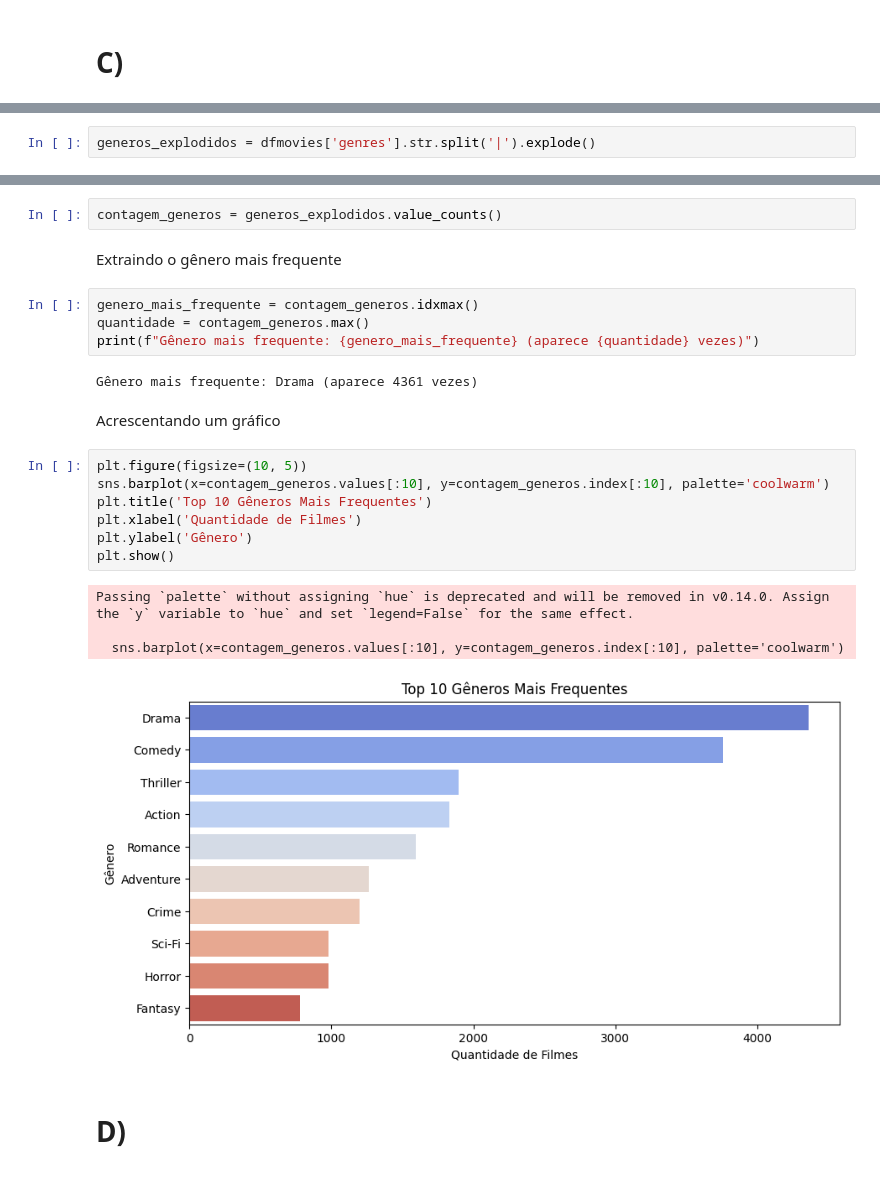
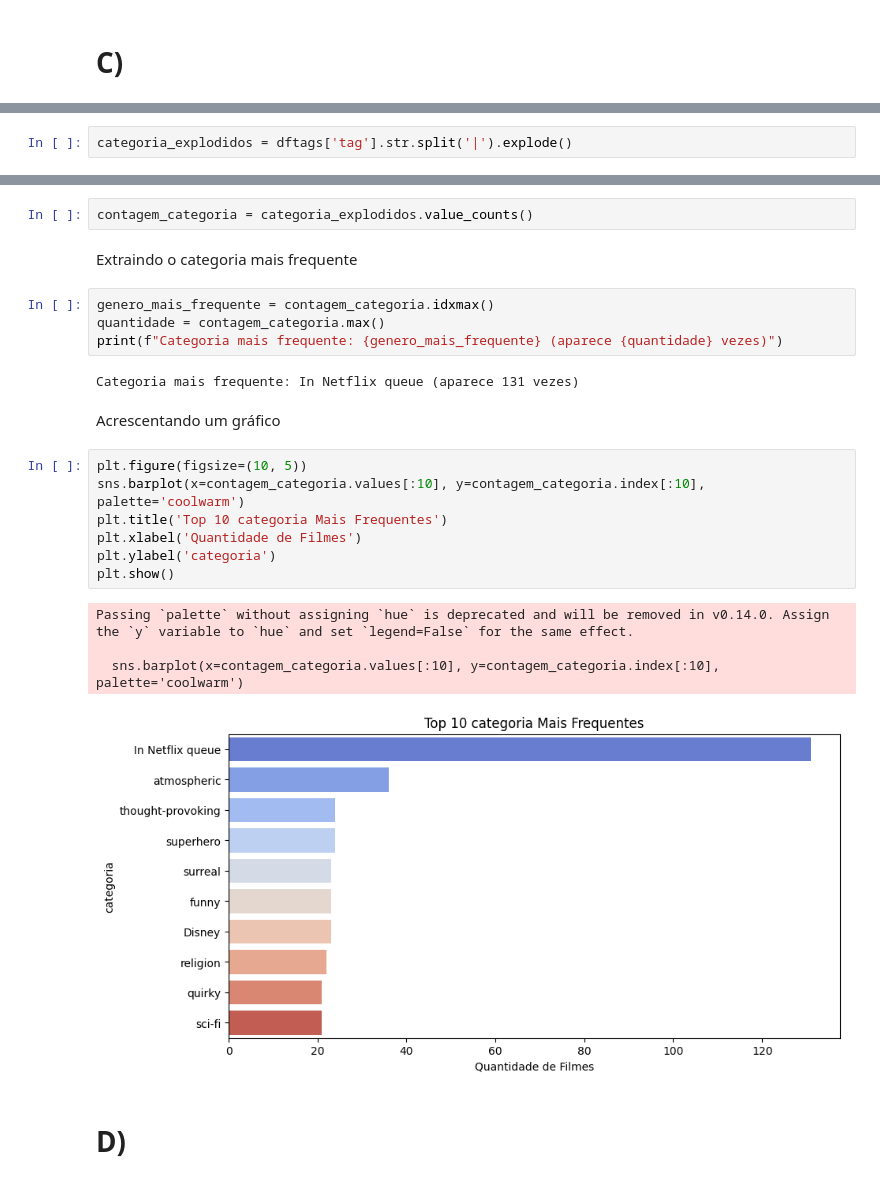
Before and after one commit to Wendell9/N2_Ambientes_Inteligentes, a Jupyter notebook: N2_Ambientes_Inteligentes.ipynb, the cells around one changed output, grey strips where cells are left out. Saved outputs shown, nothing was run; the diff lists cells and outputs as text.

```diff
--- a/N2_Ambientes_Inteligentes.ipynb
+++ b/N2_Ambientes_Inteligentes.ipynb
@@ -78,3 +78,3 @@ Separando os gêneros em linhas individuais
 # %%
-generos_explodidos = dfmovies['genres'].str.split('|').explode()
+categoria_explodidos = dftags['tag'].str.split('|').explode()
 # %% [markdown]
@@ -82,27 +82,27 @@ Contando as ocorrências de cada gênero
-# %%
-contagem_generos = generos_explodidos.value_counts()
+# %%
+contagem_categoria = categoria_explodidos.value_counts()
 # %% [markdown]
-Extraindo o gênero mais frequente
+Extraindo o categoria mais frequente
 # %%
-genero_mais_frequente = contagem_generos.idxmax()
-quantidade = contagem_generos.max()
-print(f"Gênero mais frequente: {genero_mais_frequente} (aparece {quantidade} vezes)")
+genero_mais_frequente = contagem_categoria.idxmax()
+quantidade = contagem_categoria.max()
+print(f"Categoria mais frequente: {genero_mais_frequente} (aparece {quantidade} vezes)")
 # %% [output]
-Gênero mais frequente: Drama (aparece 4361 vezes)
+Categoria mais frequente: In Netflix queue (aparece 131 vezes)
 # %% [markdown]
 Acrescentando um gráfico
 # %%
 plt.figure(figsize=(10, 5))
-sns.barplot(x=contagem_generos.values[:10], y=contagem_generos.index[:10], palette='coolwarm')
-plt.title('Top 10 Gêneros Mais Frequentes')
+sns.barplot(x=contagem_categoria.values[:10], y=contagem_categoria.index[:10], palette='coolwarm')
+plt.title('Top 10 categoria Mais Frequentes')
 plt.xlabel('Quantidade de Filmes')
-plt.ylabel('Gênero')
+plt.ylabel('categoria')
 plt.show()
 # %% [output]
 Passing `palette` without assigning `hue` is deprecated and will be removed in v0.14.0. Assign the `y` variable to `hue` and set `legend=False` for the same effect.
 
-  sns.barplot(x=contagem_generos.values[:10], y=contagem_generos.index[:10], palette='coolwarm')
+  sns.barplot(x=contagem_categoria.values[:10], y=contagem_categoria.index[:10], palette='coolwarm')
-[figure, old version]
+[figure, new version]
 # %% [markdown]
 # D)
 # %%
```
Also changed, not shown: parts of 9 cells of this notebook.
